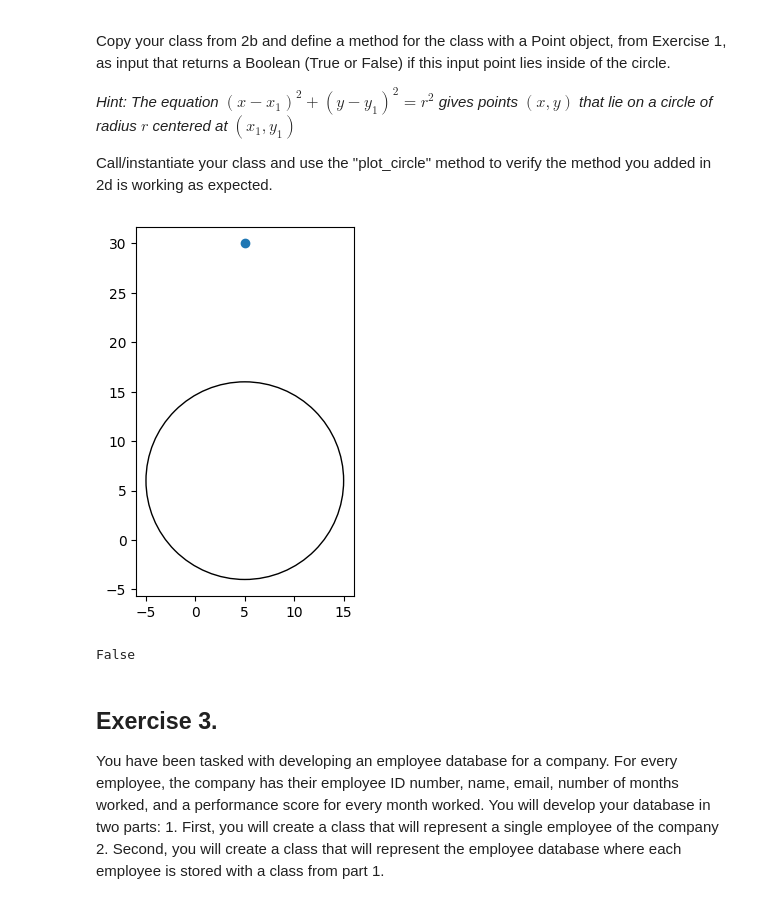
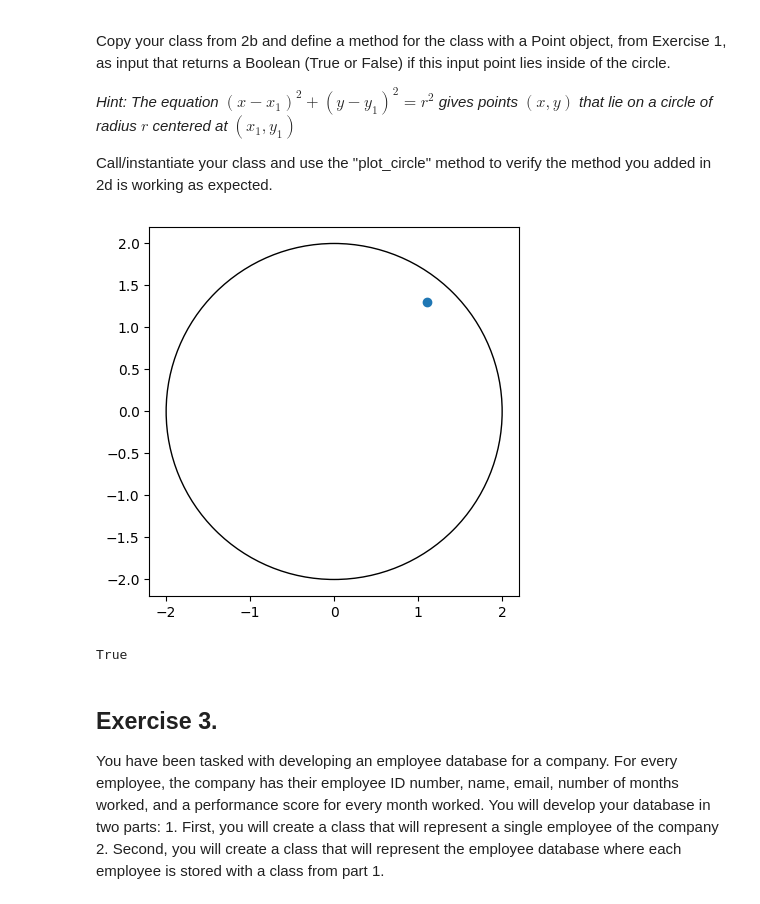
Before and after one commit to Finian0/demo_repo, a Jupyter notebook: Teacher Interview Notes/Group Worksheet.ipynb, the cells around one changed output. Drawn from its saved outputs; the diff is of its cells as text; code cells hidden in the pictures.

```diff
--- a/Teacher Interview Notes/Group Worksheet.ipynb
+++ b/Teacher Interview Notes/Group Worksheet.ipynb
@@ -434,15 +434,15 @@ class Circle:
         ax.plot()
         plt.show()
 # %%
-p1 = Point(5,6)
-c1 = Circle(p1,10)
-p2 = Point(5,30)
+p1 = Point(0,0)
+c1 = Circle(p1,2)
+p2 = Point(1.1,1.3)
 
 c1.plot_circle(p2)
 print(p2.insideCircleCheck(c1))
 # %% [output]
-[figure, old version]
+[figure, new version]
-False
+True
 # %% [markdown]
 ## Exercise 3.
 
```
Also changed, not shown: 1 other file.
